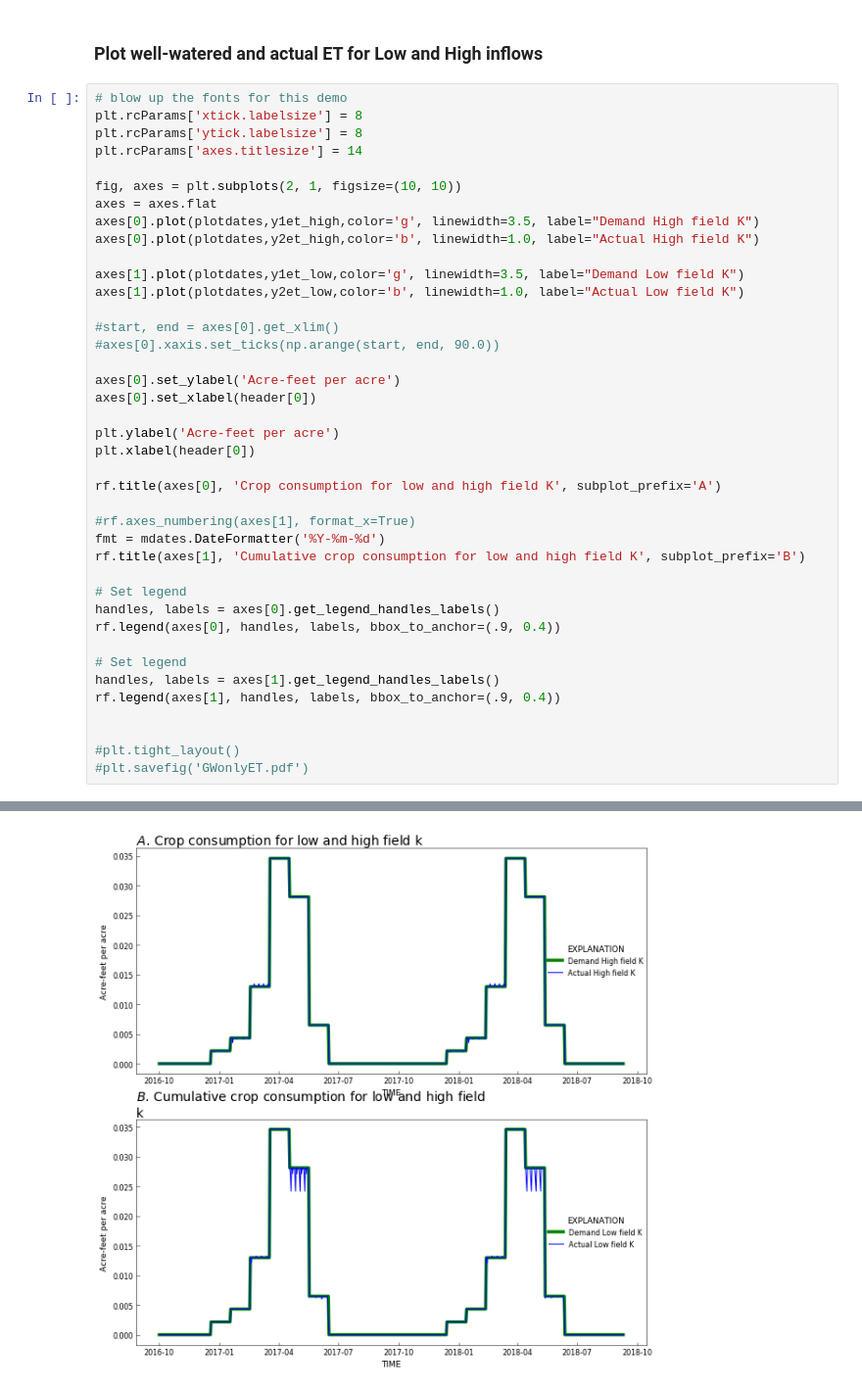
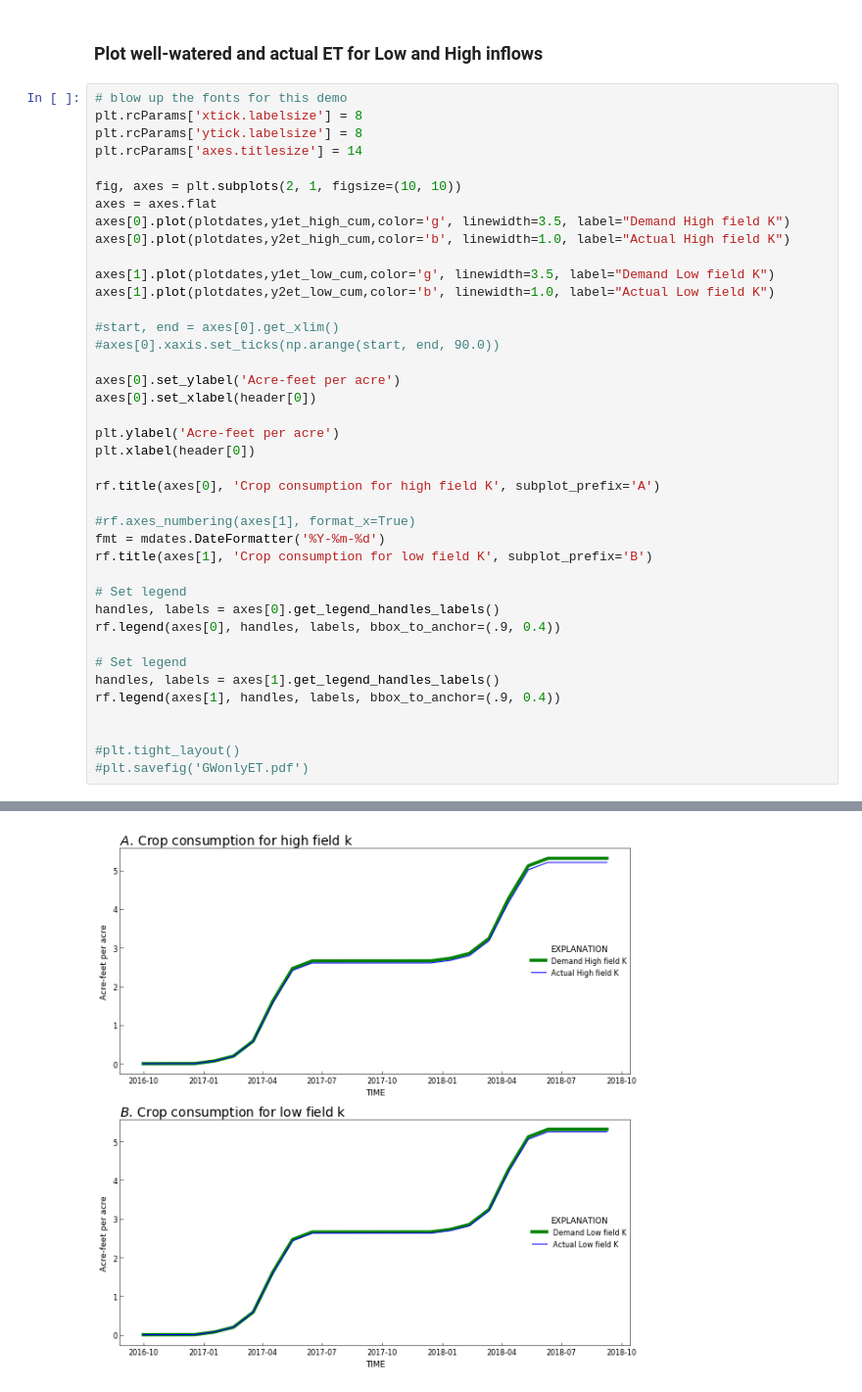
Before and after one commit to rniswon/mfnwt, a Jupyter notebook: Examples/AgWaterUse/Ag_EP1c/notebook/AgTest1C.ipynb, the cells around one changed output, grey strips where cells are left out. Shown at 98% size. Cells and saved outputs as stored; diff of their text form.

```diff
--- a/Examples/AgWaterUse/Ag_EP1c/notebook/AgTest1C.ipynb
+++ b/Examples/AgWaterUse/Ag_EP1c/notebook/AgTest1C.ipynb
@@ -266,38 +266,38 @@ plt.rcParams['axes.titlesize'] = 14
 
 fig, axes = plt.subplots(2, 1, figsize=(10, 10))
 axes = axes.flat
-axes[0].plot(plotdates,y1et_high,color='g', linewidth=3.5, label="Demand High field K")
-axes[0].plot(plotdates,y2et_high,color='b', linewidth=1.0, label="Actual High field K")
+axes[0].plot(plotdates,y1et_high_cum,color='g', linewidth=3.5, label="Demand High field K")
+axes[0].plot(plotdates,y2et_high_cum,color='b', linewidth=1.0, label="Actual High field K")
 
-axes[1].plot(plotdates,y1et_low,color='g', linewidth=3.5, label="Demand Low field K")
-axes[1].plot(plotdates,y2et_low,color='b', linewidth=1.0, label="Actual Low field K")
+axes[1].plot(plotdates,y1et_low_cum,color='g', linewidth=3.5, label="Demand Low field K")
+axes[1].plot(plotdates,y2et_low_cum,color='b', linewidth=1.0, label="Actual Low field K")
 
 #start, end = axes[0].get_xlim()
 #axes[0].xaxis.set_ticks(np.arange(start, end, 90.0))
 
 axes[0].set_ylabel('Acre-feet per acre')
 axes[0].set_xlabel(header[0])
 
 plt.ylabel('Acre-feet per acre')
 plt.xlabel(header[0])
 
-rf.title(axes[0], 'Crop consumption for low and high field K', subplot_prefix='A')
+rf.title(axes[0], 'Crop consumption for high field K', subplot_prefix='A')
 
 #rf.axes_numbering(axes[1], format_x=True)
 fmt = mdates.DateFormatter('%Y-%m-%d')
-rf.title(axes[1], 'Cumulative crop consumption for low and high field K', subplot_prefix='B')
+rf.title(axes[1], 'Crop consumption for low field K', subplot_prefix='B')
 
 # Set legend
 handles, labels = axes[0].get_legend_handles_labels()
 rf.legend(axes[0], handles, labels, bbox_to_anchor=(.9, 0.4))
 
 # Set legend
 handles, labels = axes[1].get_legend_handles_labels()
 rf.legend(axes[1], handles, labels, bbox_to_anchor=(.9, 0.4))
 
 
 #plt.tight_layout()
 #plt.savefig('GWonlyET.pdf')
 # %% [output]
 <matplotlib.legend.Legend at 0x...>
-[figure, old version]
+[figure, new version]
```
Also changed, not shown: parts of 5 cells of this notebook, 3 other files.
